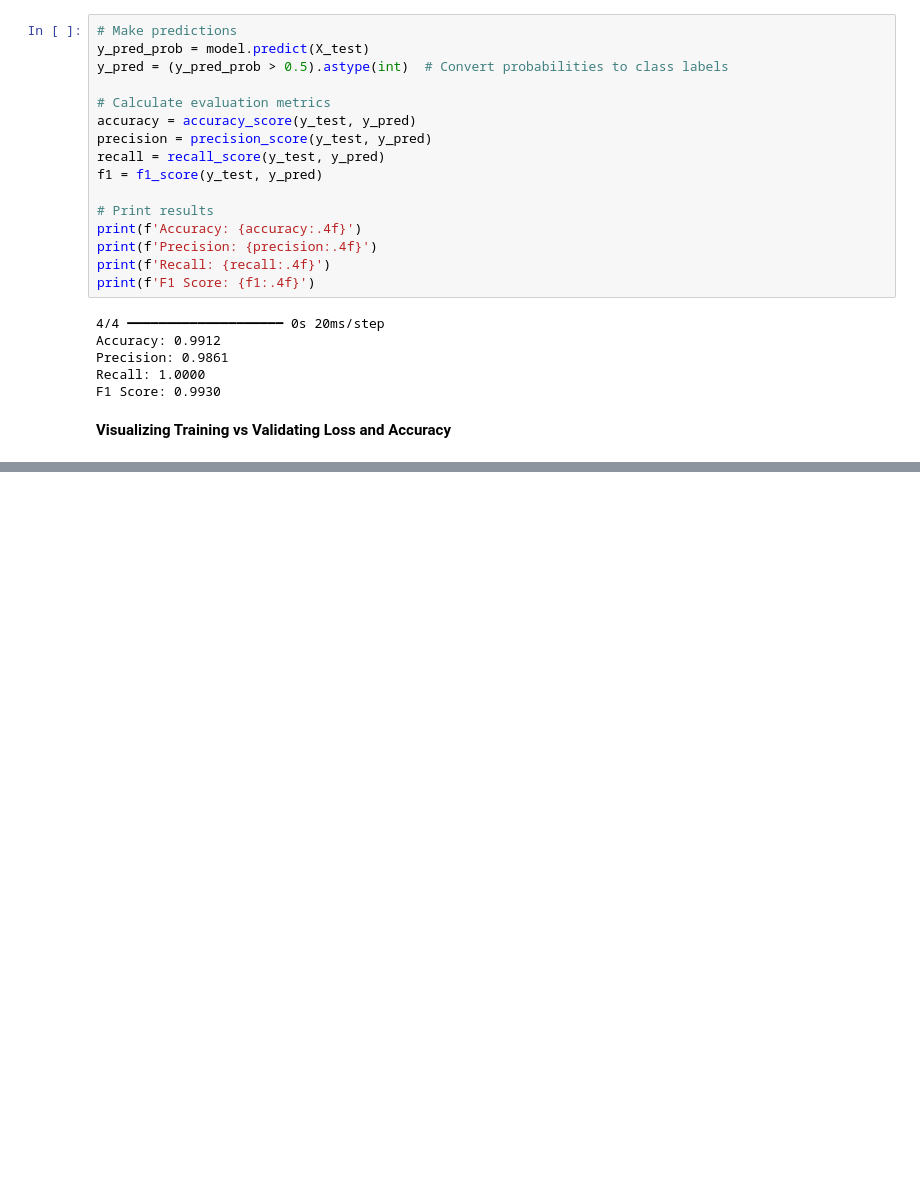
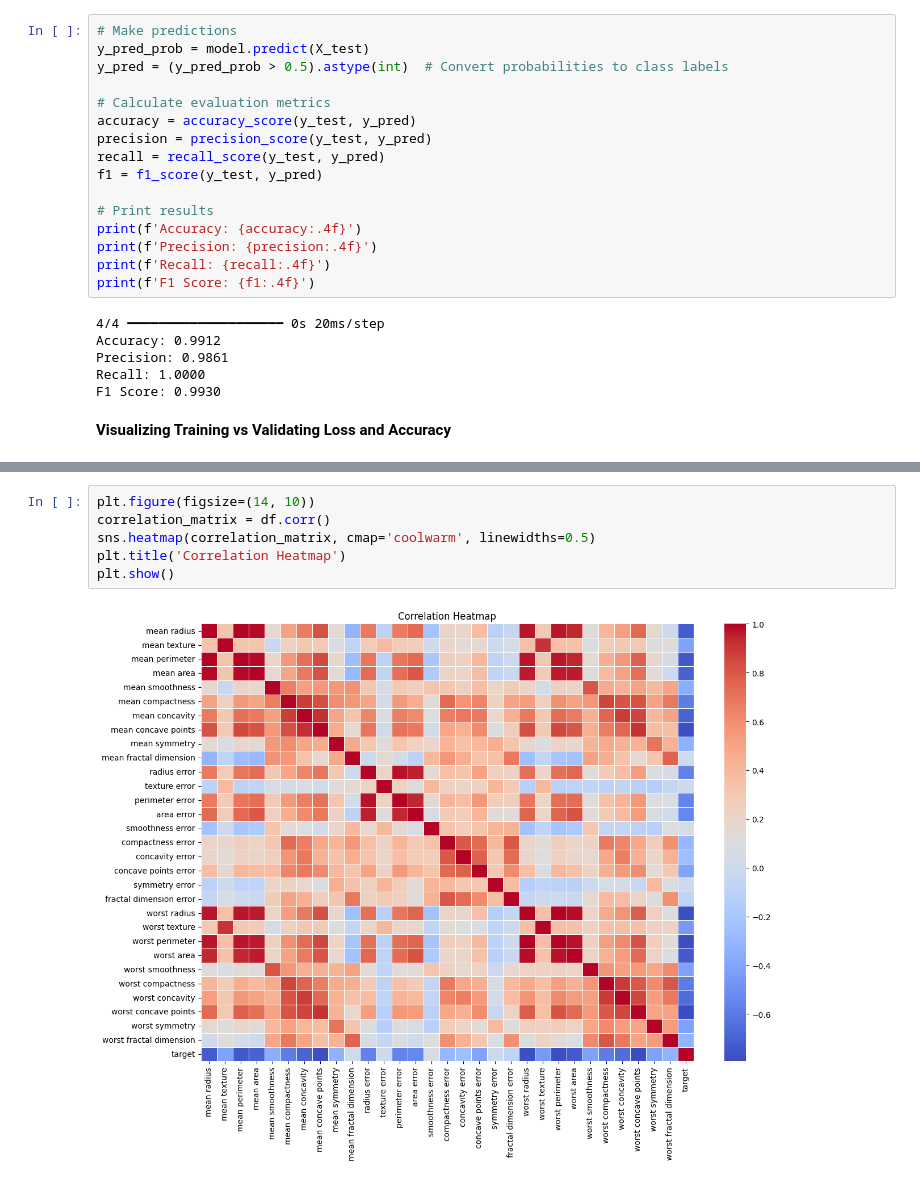
Before and after one commit to BHRA2004/MiniProject, a Jupyter notebook: MiniProject.ipynb, the cells around one changed output, grey strips where cells are left out. Drawn from its saved outputs; the diff is of its cells as text; blank space fills up the shorter version.

```diff
--- a/MiniProject.ipynb
+++ b/MiniProject.ipynb
@@ -122,0 +190,8 @@ plt.show()
+# %%
+plt.figure(figsize=(14, 10))
+correlation_matrix = df.corr()
+sns.heatmap(correlation_matrix, cmap='coolwarm', linewidths=0.5)
+plt.title('Correlation Heatmap')
+plt.show()
+# %% [output]
+[figure, added]
```
Also changed, not shown: parts of 6 cells of this notebook.
